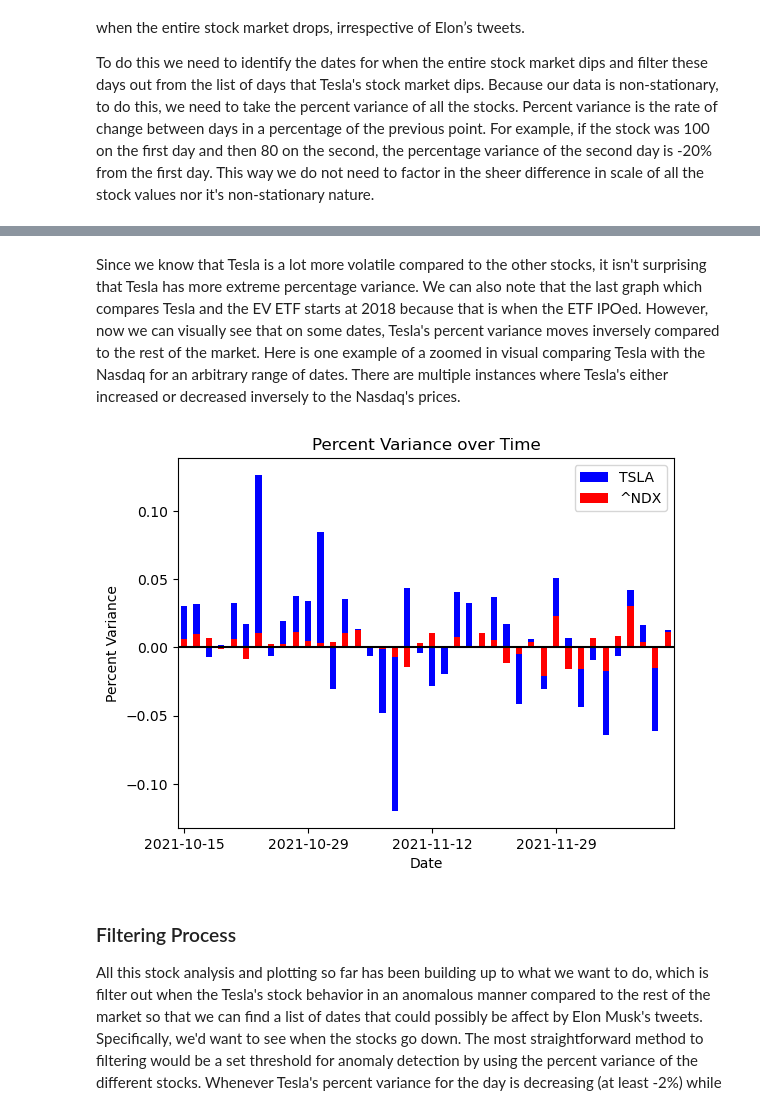
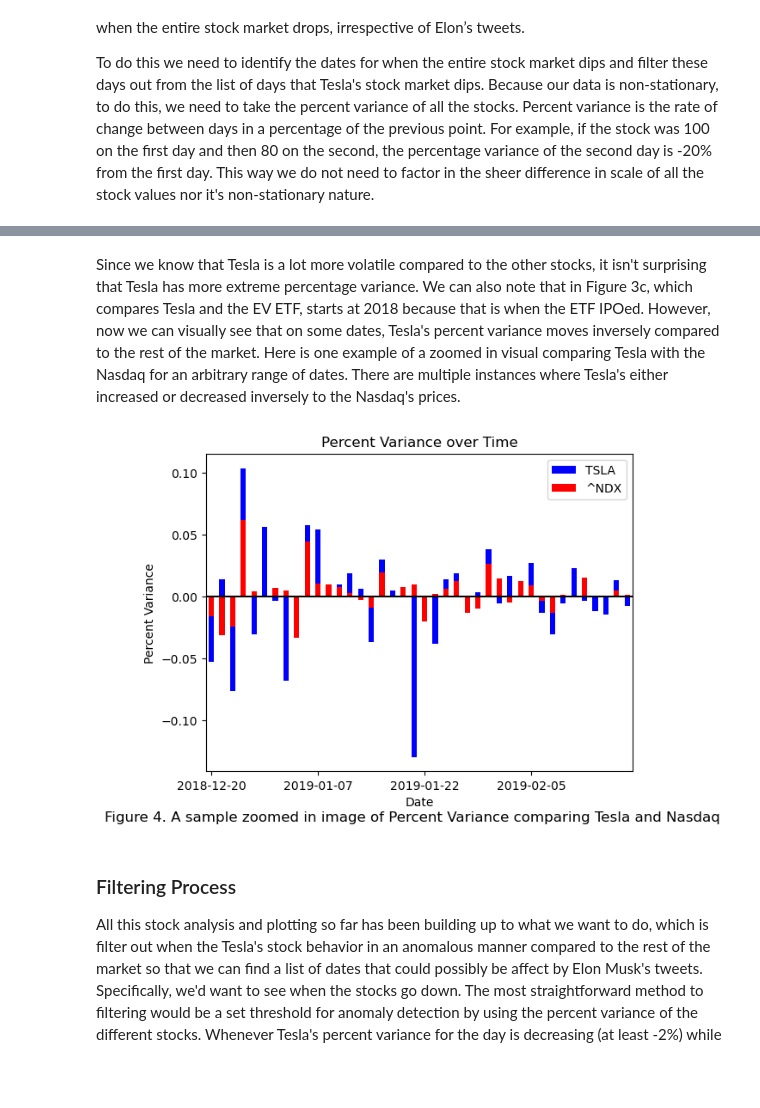
Before and after one commit to olincollege/twitter-vs-stock, a Jupyter notebook: main.ipynb, the cells around one changed output, grey strips where cells are left out. Drawn from its saved outputs; the diff is of its cells as text; code cells hidden in the pictures; blank space fills up the shorter version.

```diff
--- a/main.ipynb
+++ b/main.ipynb
@@ -404,21 +431,28 @@ plt.show()
 # %% [markdown]
-Since we know that Tesla is a lot more volatile compared to the other stocks, it isn't surprising that Tesla has more extreme percentage variance. We can also note that the last graph which compares Tesla and the EV ETF starts at 2018 because that is when the ETF IPOed. However, now we can visually see that on some dates, Tesla's percent variance moves inversely compared to the rest of the market. Here is one example of a zoomed in visual comparing Tesla with the Nasdaq for an arbitrary range of dates. There are multiple instances where Tesla's either increased or decreased inversely to the Nasdaq's prices.
+Since we know that Tesla is a lot more volatile compared to the other stocks, it isn't surprising that Tesla has more extreme percentage variance. We can also note that in Figure 3c, which compares Tesla and the EV ETF, starts at 2018 because that is when the ETF IPOed. However, now we can visually see that on some dates, Tesla's percent variance moves inversely compared to the rest of the market. Here is one example of a zoomed in visual comparing Tesla with the Nasdaq for an arbitrary range of dates. There are multiple instances where Tesla's either increased or decreased inversely to the Nasdaq's prices.
 # %%
-tesla.get_variance_data()[1960:2000].plot.bar(label=tesla.get_ticker(), color = 'b')
-nasdaq.get_variance_data()[1960:2000].plot.bar(label=nasdaq.get_ticker(), color = 'r')
+start_range =1250
+end_range = start_range + 40
+tesla.get_variance_data()[start_range: end_range].plot.bar(label=tesla.get_ticker(), color = 'b')
+nasdaq.get_variance_data()[start_range: end_range].plot.bar(label=nasdaq.get_ticker(), color = 'r')
 
 plt.xticks(rotation=0)
 plt.legend()
 plt.ylabel("Percent Variance")
 plt.title("Percent Variance over Time")
 locs, labels = plt.xticks()
 N = 10
 new_labels = [labels[::N][i].get_text()[0:10] for i in range(len(labels[::N]))]
 plt.axhline(y = 0, color = 'black', linestyle = '-')
 plt.xticks(locs[::N], new_labels)
+
+
+caption="Figure 4. A sample zoomed in image of Percent Variance comparing Tesla and Nasdaq"
+plt.figtext(0.5, -0.01, caption, wrap=True, horizontalalignment='center', fontsize=12)
+
 plt.show()
 # %% [output]
-[figure, old version]
+[figure, new version]
 # %% [markdown]
 
 ### Filtering Process
```
Also changed, not shown: parts of 9 cells of this notebook.
